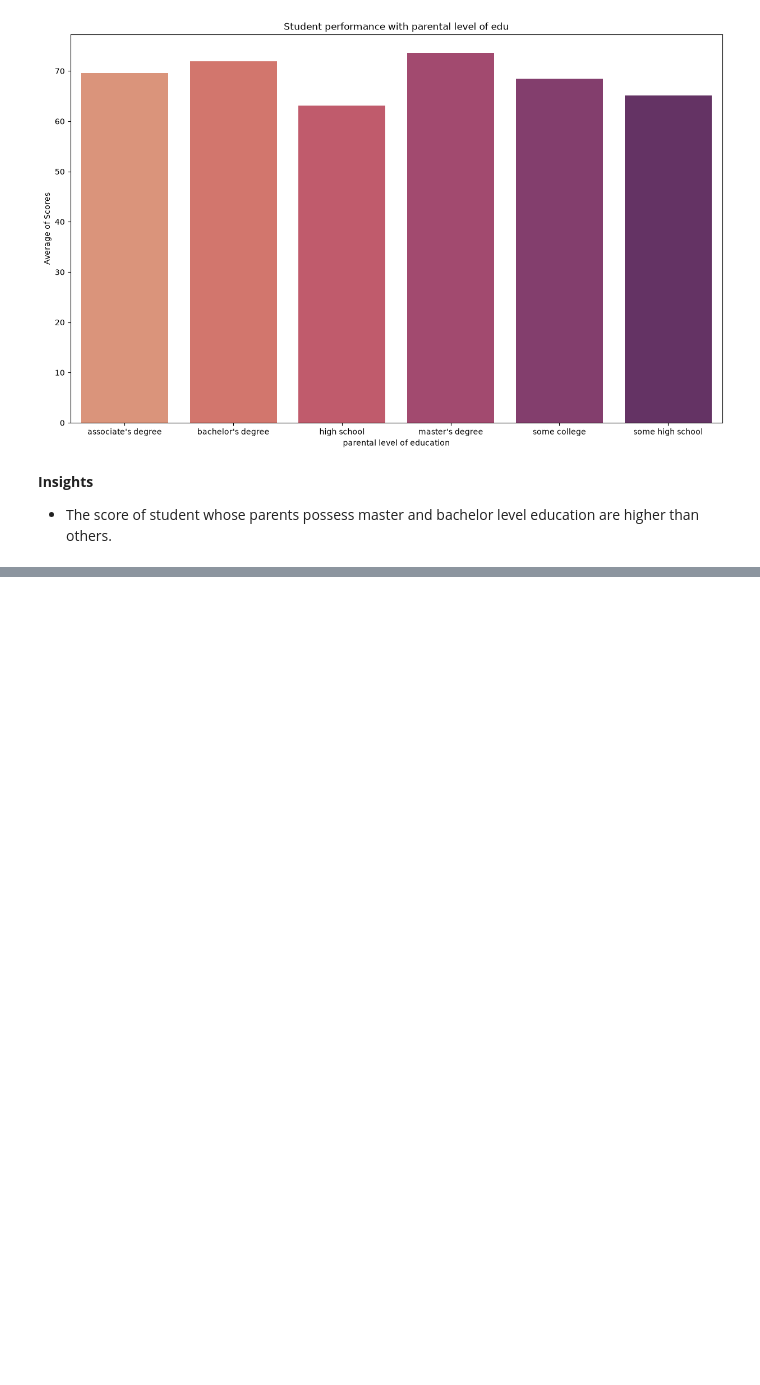
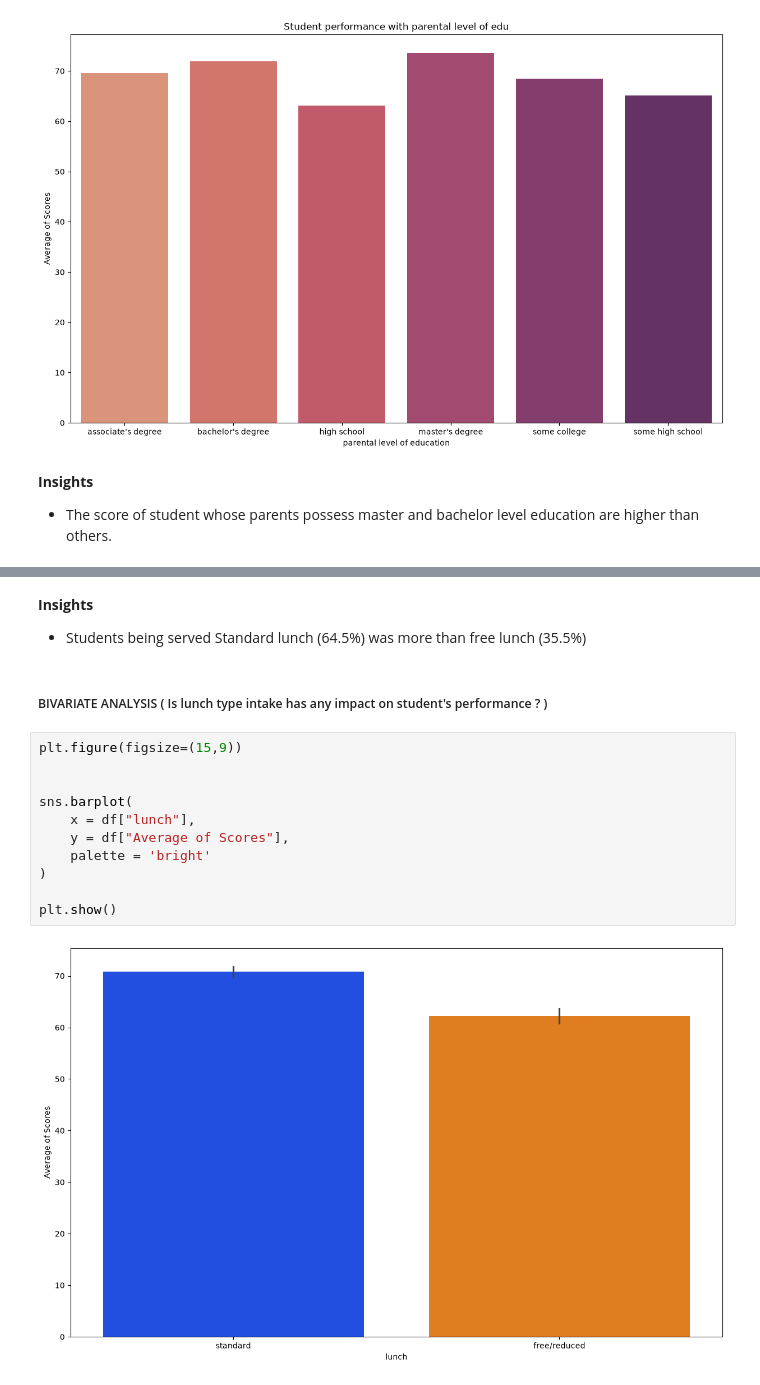
Before and after one commit to Adrinaesf/Generic-ML-Project, a Jupyter notebook: notebooks/1. EDA STUDENT PERFORMANCE.ipynb, the cells around one changed output, grey strips where cells are left out. Drawn from its saved outputs; the diff is of its cells as text; blank space fills up the shorter version.

```diff
--- a/notebooks/1. EDA STUDENT PERFORMANCE.ipynb
+++ b/notebooks/1. EDA STUDENT PERFORMANCE.ipynb
@@ -818,0 +841,18 @@ plt.show()
+# %% [markdown]
+**Insights**
+* Students being served Standard lunch (64.5%) was more than free lunch (35.5%)
+# %% [markdown]
+##### BIVARIATE ANALYSIS ( Is lunch type intake has any impact on student's performance ? )
+# %%
+plt.figure(figsize=(15,9))
+
+
+sns.barplot(
+    x = df["lunch"],
+    y = df["Average of Scores"],
+    palette = 'bright'
+)
+
+plt.show()
+# %% [output]
+[figure, added]
```
Also changed, not shown: parts of 18 cells of this notebook.
